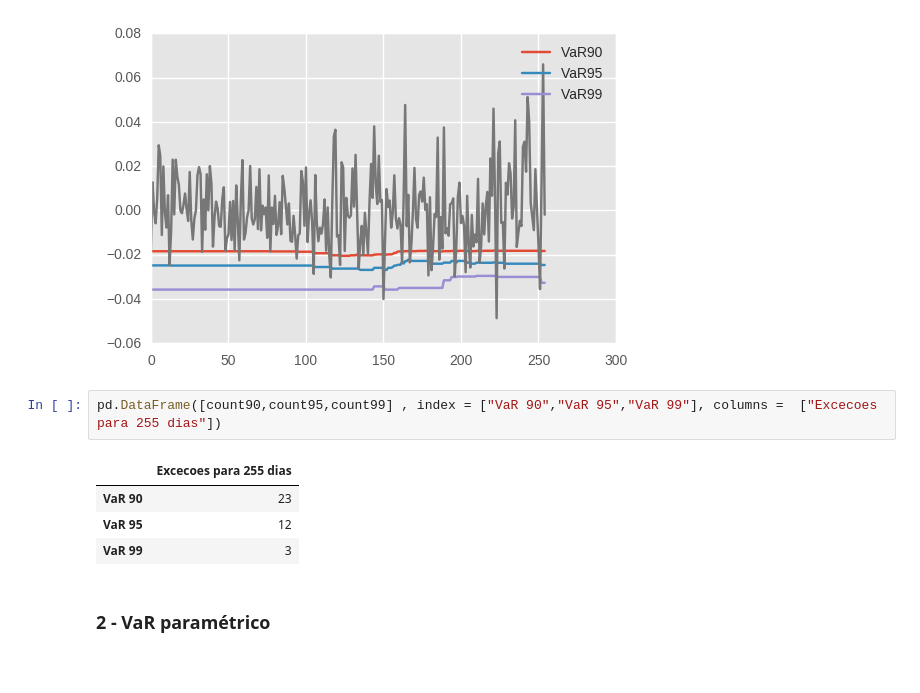
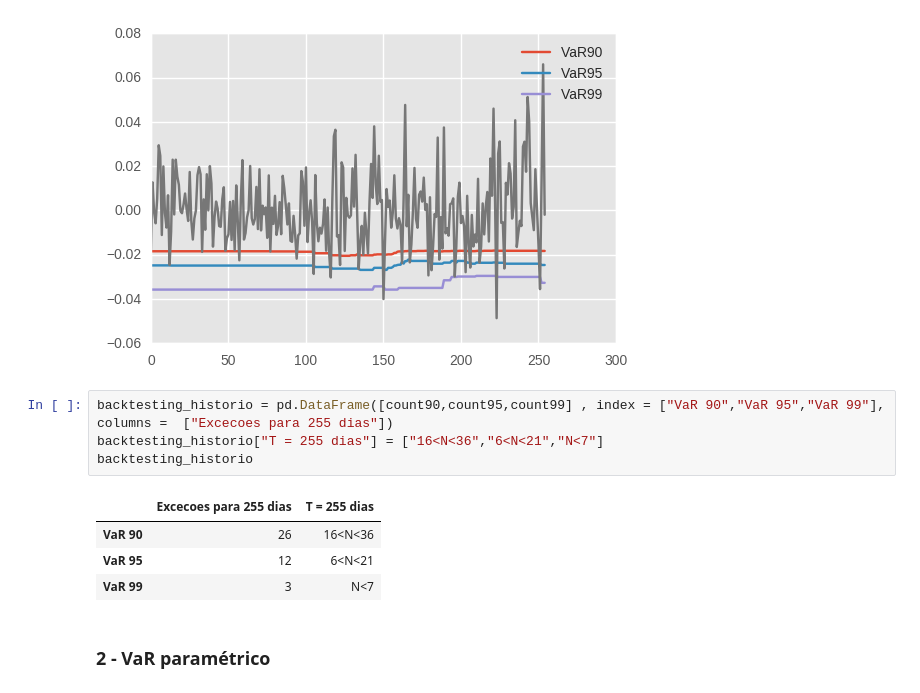
Before and after one commit to helderrezende/TCC, a Jupyter notebook: TCC Helder.ipynb, the cells around one changed output. Saved outputs shown, nothing was run; the diff lists cells and outputs as text.

```diff
--- a/TCC Helder.ipynb
+++ b/TCC Helder.ipynb
@@ -187,12 +185,14 @@ plt.legend()
 <matplotlib.legend.Legend at 0x...>
 [figure]
 # %%
-pd.DataFrame([count90,count95,count99] , index = ["VaR 90","VaR 95","VaR 99"], columns =  ["Excecoes para 255 dias"])
+backtesting_historio = pd.DataFrame([count90,count95,count99] , index = ["VaR 90","VaR 95","VaR 99"], columns =  ["Excecoes para 255 dias"])
+backtesting_historio["T = 255 dias"] = ["16<N<36","6<N<21","N<7"]
+backtesting_historio
 # %% [output]
-|  | Excecoes para 255 dias |
-| VaR 90 | 23 |
-| VaR 95 | 12 |
-| VaR 99 | 3 |
+|  | Excecoes para 255 dias | T = 255 dias |
+| VaR 90 | 26 | 16<N<36 |
+| VaR 95 | 12 | 6<N<21 |
+| VaR 99 | 3 | N<7 |
 # %% [markdown]
 ### 2 - VaR paramétrico
 # %% [markdown]
```
Also changed, not shown: parts of 14 cells of this notebook.
